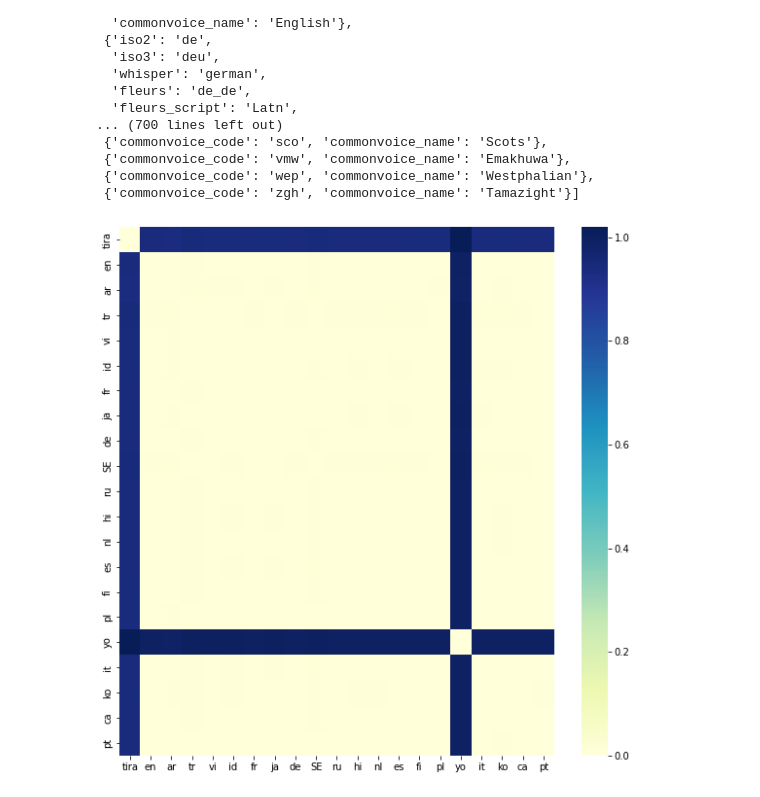
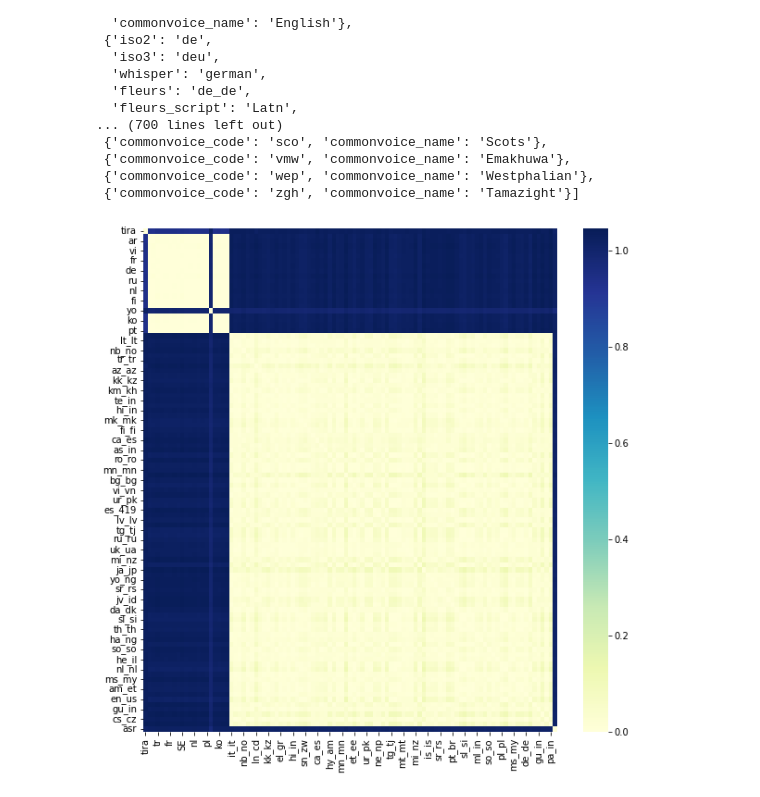
Before and after one commit to markjosims/malachor5, a Jupyter notebook: notebooks/embedding_similarity.ipynb, the cells around one changed output. Drawn from its saved outputs; the diff is of its cells as text; code cells hidden in the pictures.

Commit message:
visualizing

```diff
--- a/notebooks/embedding_similarity.ipynb
+++ b/notebooks/embedding_similarity.ipynb
@@ -83,11 +83,11 @@ lang_code_dict
 # %%
 def dist_matrix(embeds_dict):
     embeds_tensor=torch.stack([t for t in embeds_dict.values()])
     dist_mat=squareform(pdist(embeds_tensor,cosine))
     dist_mat.shape
     dist_df=pd.DataFrame(dist_mat, index=embeds_dict.keys(), columns=embeds_dict.keys())
     fig, ax = plt.subplots(figsize=(10,10))
     seaborn.heatmap(dist_df, cmap='YlGnBu')
-dist_matrix({'tira':tira_embeds, **commonvoice_embeds})
+dist_matrix({'tira':tira_embeds, **commonvoice_embeds, **fleurs_embeds})
 # %% [output]
-[figure, old version]
+[figure, new version]
```
